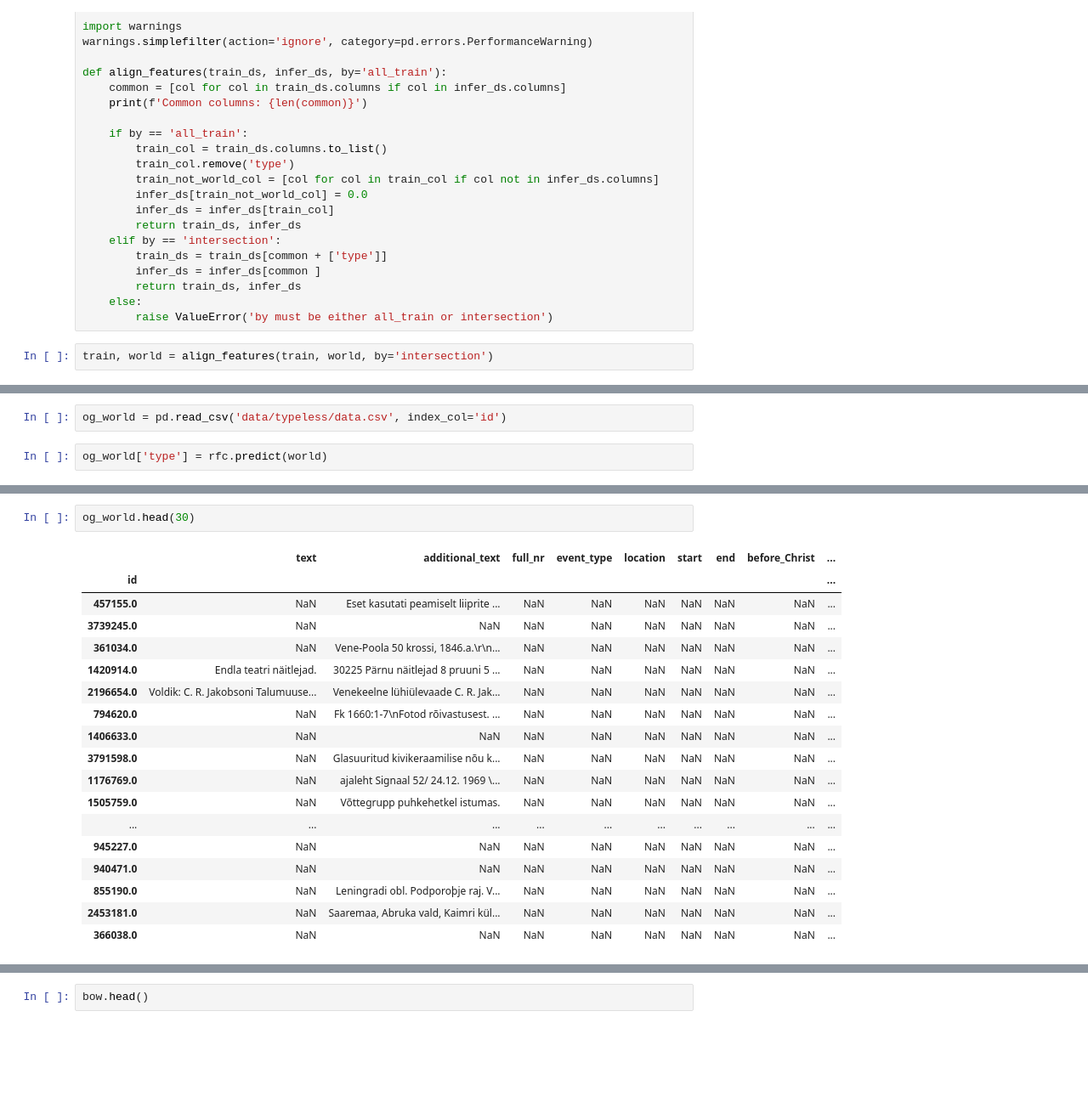
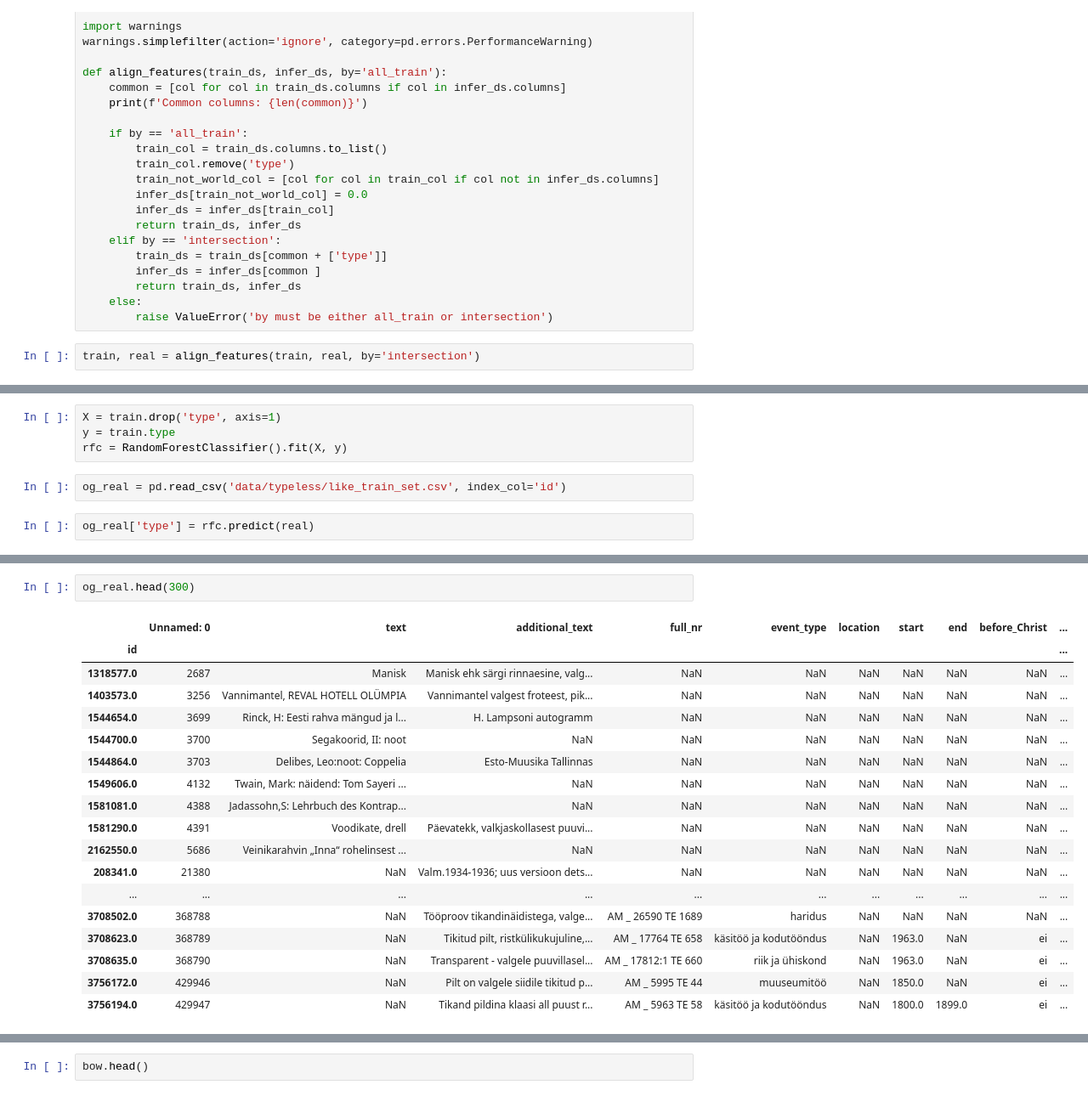
Before and after one commit to tillwenke/museum_item_classification, a Jupyter notebook: typeless_data_discovery.ipynb, the cells around one changed output, grey strips where cells are left out. Shown at 85% size. Saved outputs shown, nothing was run; the diff lists cells and outputs as text; blank space fills up the shorter version.

```diff
--- a/typeless_data_discovery.ipynb
+++ b/typeless_data_discovery.ipynb
@@ -239,5 +234,5 @@ def align_features(train_ds, infer_ds, by='all_train'):
     else:
         raise ValueError('by must be either all_train or intersection')
 # %%
-train, world = align_features(train, world, by='intersection')
+train, real = align_features(train, real, by='intersection')
 # %% [output]
@@ -247,4 +249,8 @@ rfc = RandomForestClassifier().fit(train.drop('type', axis=1), train.type)
+# %%
+X = train.drop('type', axis=1)
+y = train.type
+rfc = RandomForestClassifier().fit(X, y)
 # %%
-og_world = pd.read_csv('data/typeless/data.csv', index_col='id')
+og_real = pd.read_csv('data/typeless/like_train_set.csv', index_col='id')
 # %%
-og_world['type'] = rfc.predict(world)
+og_real['type'] = rfc.predict(real)
@@ -280,21 +257,21 @@ id
-# %%
-og_world.head(30)
-# %% [output]
-|  | text | additional_text | full_nr | event_type | location | start | end | before_Christ | ... |
-| id |  |  |  |  |  |  |  |  | ... |
-| 457155.0 | NaN | Eset kasutati peamiselt liiprite ... | NaN | NaN | NaN | NaN | NaN | NaN | ... |
-| 3739245.0 | NaN | NaN | NaN | NaN | NaN | NaN | NaN | NaN | ... |
-| 361034.0 | NaN | Vene-Poola 50 krossi, 1846.a.\r\n... | NaN | NaN | NaN | NaN | NaN | NaN | ... |
-| 1420914.0 | Endla teatri näitlejad. | 30225 Pärnu näitlejad 8 pruuni 5 ... | NaN | NaN | NaN | NaN | NaN | NaN | ... |
-| 2196654.0 | Voldik: C. R. Jakobsoni Talumuuse... | Venekeelne lühiülevaade C. R. Jak... | NaN | NaN | NaN | NaN | NaN | NaN | ... |
-| 794620.0 | NaN | Fk 1660:1-7\nFotod rõivastusest. ... | NaN | NaN | NaN | NaN | NaN | NaN | ... |
-| 1406633.0 | NaN | NaN | NaN | NaN | NaN | NaN | NaN | NaN | ... |
-| 3791598.0 | NaN | Glasuuritud kivikeraamilise nõu k... | NaN | NaN | NaN | NaN | NaN | NaN | ... |
-| 1176769.0 | NaN | ajaleht Signaal 52/ 24.12. 1969 \... | NaN | NaN | NaN | NaN | NaN | NaN | ... |
-| 1505759.0 | NaN | Võttegrupp puhkehetkel istumas. | NaN | NaN | NaN | NaN | NaN | NaN | ... |
-| ... | ... | ... | ... | ... | ... | ... | ... | ... | ... |
-| 945227.0 | NaN | NaN | NaN | NaN | NaN | NaN | NaN | NaN | ... |
-| 940471.0 | NaN | NaN | NaN | NaN | NaN | NaN | NaN | NaN | ... |
-| 855190.0 | NaN | Leningradi obl. Podporoþje raj. V... | NaN | NaN | NaN | NaN | NaN | NaN | ... |
-| 2453181.0 | NaN | Saaremaa, Abruka vald, Kaimri kül... | NaN | NaN | NaN | NaN | NaN | NaN | ... |
-| 366038.0 | NaN | NaN | NaN | NaN | NaN | NaN | NaN | NaN | ... |
+# %%
+og_real.head(300)
+# %% [output]
+|  | Unnamed: 0 | text | additional_text | full_nr | event_type | location | start | end | before_Christ | ... |
+| id |  |  |  |  |  |  |  |  |  | ... |
+| 1318577.0 | 2687 | Manisk | Manisk ehk särgi rinnaesine, valg... | NaN | NaN | NaN | NaN | NaN | NaN | ... |
+| 1403573.0 | 3256 | Vannimantel, REVAL HOTELL OLÜMPIA | Vannimantel valgest froteest, pik... | NaN | NaN | NaN | NaN | NaN | NaN | ... |
+| 1544654.0 | 3699 | Rinck, H: Eesti rahva mängud ja l... | H. Lampsoni autogramm | NaN | NaN | NaN | NaN | NaN | NaN | ... |
+| 1544700.0 | 3700 | Segakoorid, II: noot | NaN | NaN | NaN | NaN | NaN | NaN | NaN | ... |
+| 1544864.0 | 3703 | Delibes, Leo:noot: Coppelia | Esto-Muusika Tallinnas | NaN | NaN | NaN | NaN | NaN | NaN | ... |
+| 1549606.0 | 4132 | Twain, Mark: näidend: Tom Sayeri ... | NaN | NaN | NaN | NaN | NaN | NaN | NaN | ... |
+| 1581081.0 | 4388 | Jadassohn,S: Lehrbuch des Kontrap... | NaN | NaN | NaN | NaN | NaN | NaN | NaN | ... |
+| 1581290.0 | 4391 | Voodikate, drell | Päevatekk, valkjaskollasest puuvi... | NaN | NaN | NaN | NaN | NaN | NaN | ... |
+| 2162550.0 | 5686 | Veinikarahvin „Inna“ rohelinsest ... | NaN | NaN | NaN | NaN | NaN | NaN | NaN | ... |
+| 208341.0 | 21380 | NaN | Valm.1934-1936; uus versioon dets... | NaN | NaN | NaN | NaN | NaN | NaN | ... |
+| ... | ... | ... | ... | ... | ... | ... | ... | ... | ... | ... |
+| 3708502.0 | 368788 | NaN | Tööproov tikandinäidistega, valge... | AM _ 26590 TE 1689 | haridus | NaN | NaN | NaN | NaN | ... |
+| 3708623.0 | 368789 | NaN | Tikitud pilt, ristkülikukujuline,... | AM _ 17764 TE 658 | käsitöö ja kodutööndus | NaN | 1963.0 | NaN | ei | ... |
+| 3708635.0 | 368790 | NaN | Transparent - valgele puuvillasel... | AM _ 17812:1 TE 660 | riik ja ühiskond | NaN | 1963.0 | NaN | ei | ... |
+| 3756172.0 | 429946 | NaN | Pilt on valgele siidile tikitud p... | AM _ 5995 TE 44 | muuseumitöö | NaN | 1850.0 | NaN | ei | ... |
+| 3756194.0 | 429947 | NaN | Tikand pildina klaasi all puust r... | AM _ 5963 TE 58 | käsitöö ja kodutööndus | NaN | 1800.0 | 1899.0 | ei | ... |
```
Also changed, not shown: parts of 56 cells of this notebook, 2 other files.
